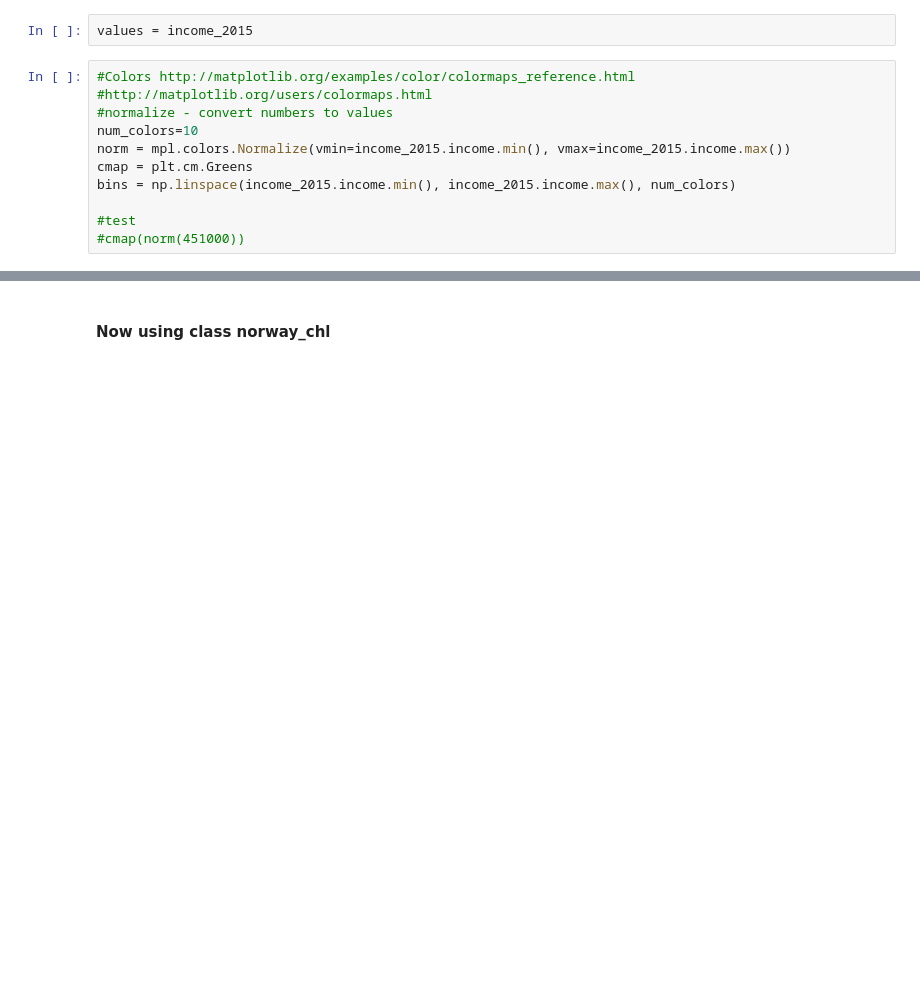
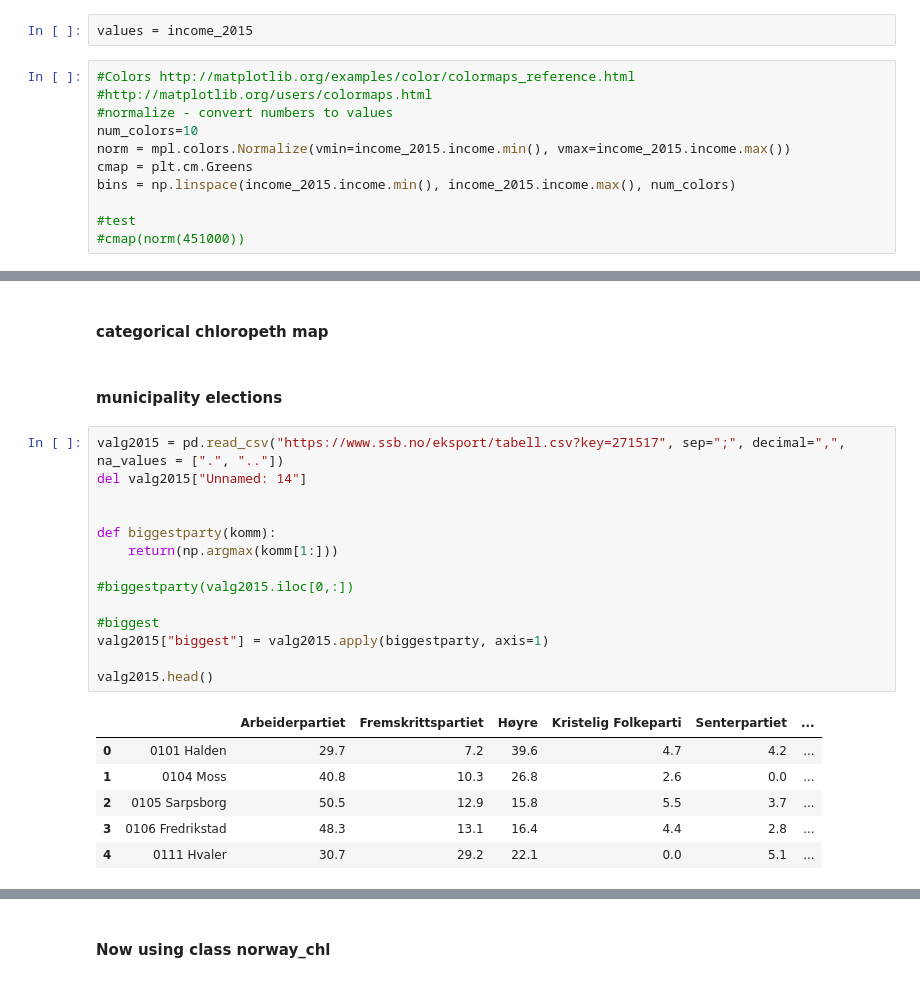
Before and after one commit to jmaurit/norwayeconomy, a Jupyter notebook: maps_cartopy.ipynb, the cells around one changed output, grey strips where cells are left out. Saved outputs shown, nothing was run; the diff lists cells and outputs as text; blank space fills up the shorter version.

```diff
--- a/maps_cartopy.ipynb
+++ b/maps_cartopy.ipynb
@@ -181,0 +180,25 @@ axes property.  A removal date has not been set.
+# %% [markdown]
+#### categorical chloropeth map
+# %% [markdown]
+#### municipality elections
+# %%
+valg2015 = pd.read_csv("https://www.ssb.no/eksport/tabell.csv?key=271517", sep=";", decimal=",", na_values = [".", ".."])
+del valg2015["Unnamed: 14"]
+
+
+def biggestparty(komm):
+	return(np.argmax(komm[1:]))
+
+#biggestparty(valg2015.iloc[0,:])
+
+#biggest
+valg2015["biggest"] = valg2015.apply(biggestparty, axis=1)
+
+valg2015.head()
+# %% [output]
+|  |  | Arbeiderpartiet | Fremskrittspartiet | Høyre | Kristelig Folkeparti | Senterpartiet | ... |
+| 0 | 0101 Halden | 29.7 | 7.2 | 39.6 | 4.7 | 4.2 | ... |
+| 1 | 0104 Moss | 40.8 | 10.3 | 26.8 | 2.6 | 0.0 | ... |
+| 2 | 0105 Sarpsborg | 50.5 | 12.9 | 15.8 | 5.5 | 3.7 | ... |
+| 3 | 0106 Fredrikstad | 48.3 | 13.1 | 16.4 | 4.4 | 2.8 | ... |
+| 4 | 0111 Hvaler | 30.7 | 29.2 | 22.1 | 0.0 | 5.1 | ... |
```
Also changed, not shown: parts of 23 cells of this notebook, 15 other files.
